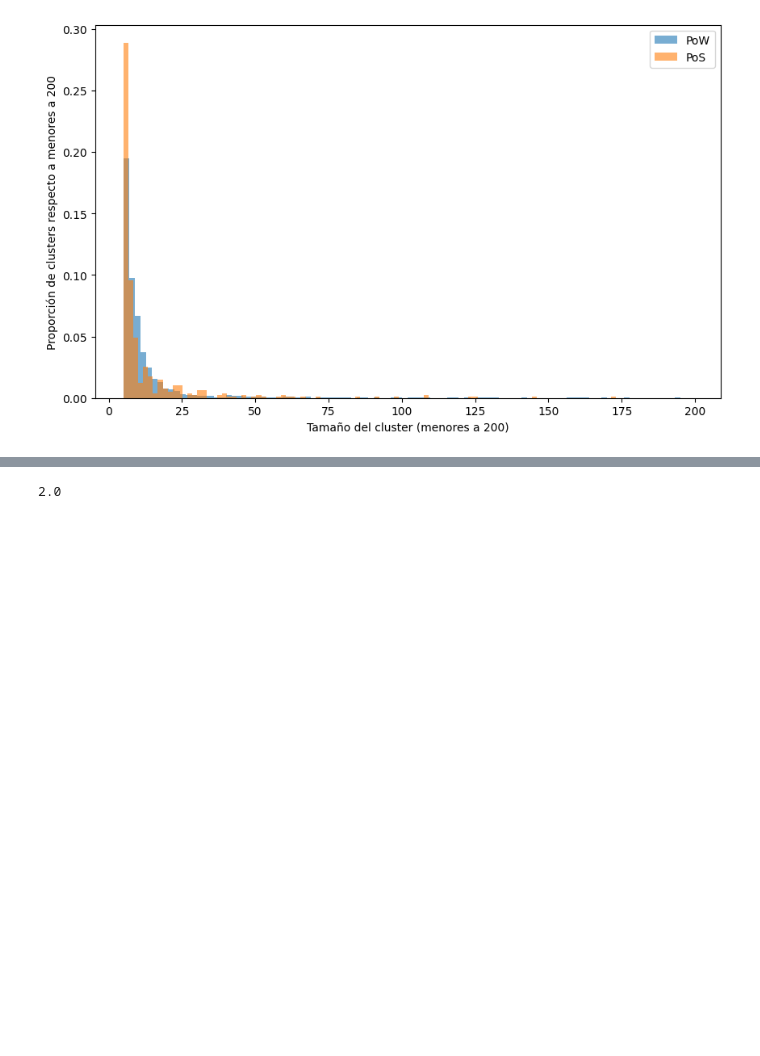
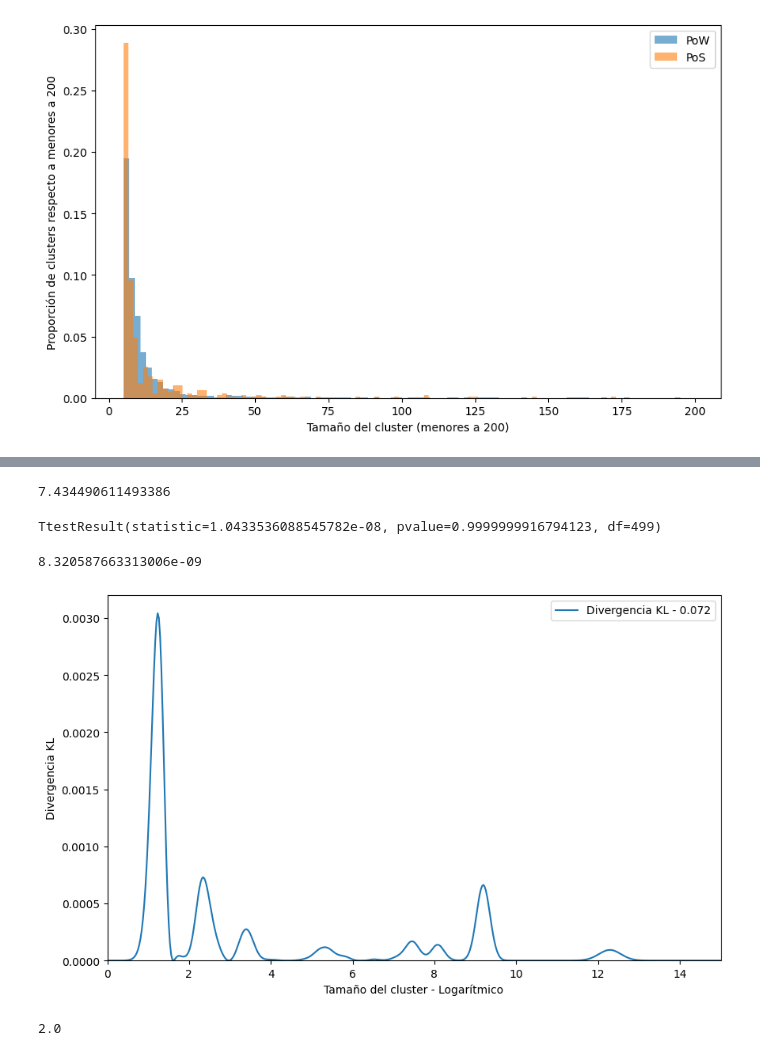
Before and after one commit to argelignacio/TRABAJO-PROFESIONAL-7599-, a Jupyter notebook: analysis/02_pow_vs_pov.ipynb, the cells around one changed output, grey strips where cells are left out. Cells and saved outputs as stored; diff of their text form; code cells hidden in the pictures; blank space fills up the shorter version.

Commit message:
Adding TTest

```diff
--- a/analysis/02_pow_vs_pov.ipynb
+++ b/analysis/02_pow_vs_pov.ipynb
@@ -282,3 +308,41 @@ plt.show()
+# %%
+from scipy import stats
+stats.hmean(df_pos[df_pos.hdbscan != -1].hdbscan.value_counts())
+# %% [output]
+7.434490611493386
+# %%
+pow_density = stats.gaussian_kde(np.log(df_pow[df_pow.hdbscan != -1].hdbscan.value_counts()))
+pos_density = stats.gaussian_kde(np.log(df_pos[df_pos.hdbscan != -1].hdbscan.value_counts()))
+# %%
+pow_points = pow_density.evaluate(np.linspace(0, 15, 500))
+pow_points /= pow_points.sum()
+# %%
+pos_points = pos_density.evaluate(np.linspace(0, 15, 500))
+pos_points /= pos_points.sum()
+# %%
+ttest = stats.ttest_rel(pow_density.evaluate(np.linspace(0, 15, 500)), pos_density.evaluate(np.linspace(0, 15, 500)))
+ttest
+# %% [output]
+TtestResult(statistic=1.0433536088545782e-08, pvalue=0.9999999916794123, df=499)
+# %%
+1 - ttest.pvalue
+# %% [output]
+8.320587663313006e-09
+# %%
+from scipy.special import kl_div
+
+kl_div_points = kl_div(pow_points, pos_points)
+
+plt.figure(figsize=(10, 6))
+plt.xlim((0, 15))
+plt.ylim((0, 0.0032))
+plt.plot(np.linspace(0, 15, 500), kl_div(pow_points, pos_points))
+plt.xlabel('Tamaño del cluster - Logarítmico')
+plt.ylabel('Divergencia KL')
+plt.legend(['Divergencia KL - {:.3f}'.format(kl_div_points.sum())])
+plt.show()
+# %% [output]
+[figure, added]
 # %%
 np.log(7.38905609893065)
 # %% [output]
```
Also changed, not shown: parts of 2 cells of this notebook.
